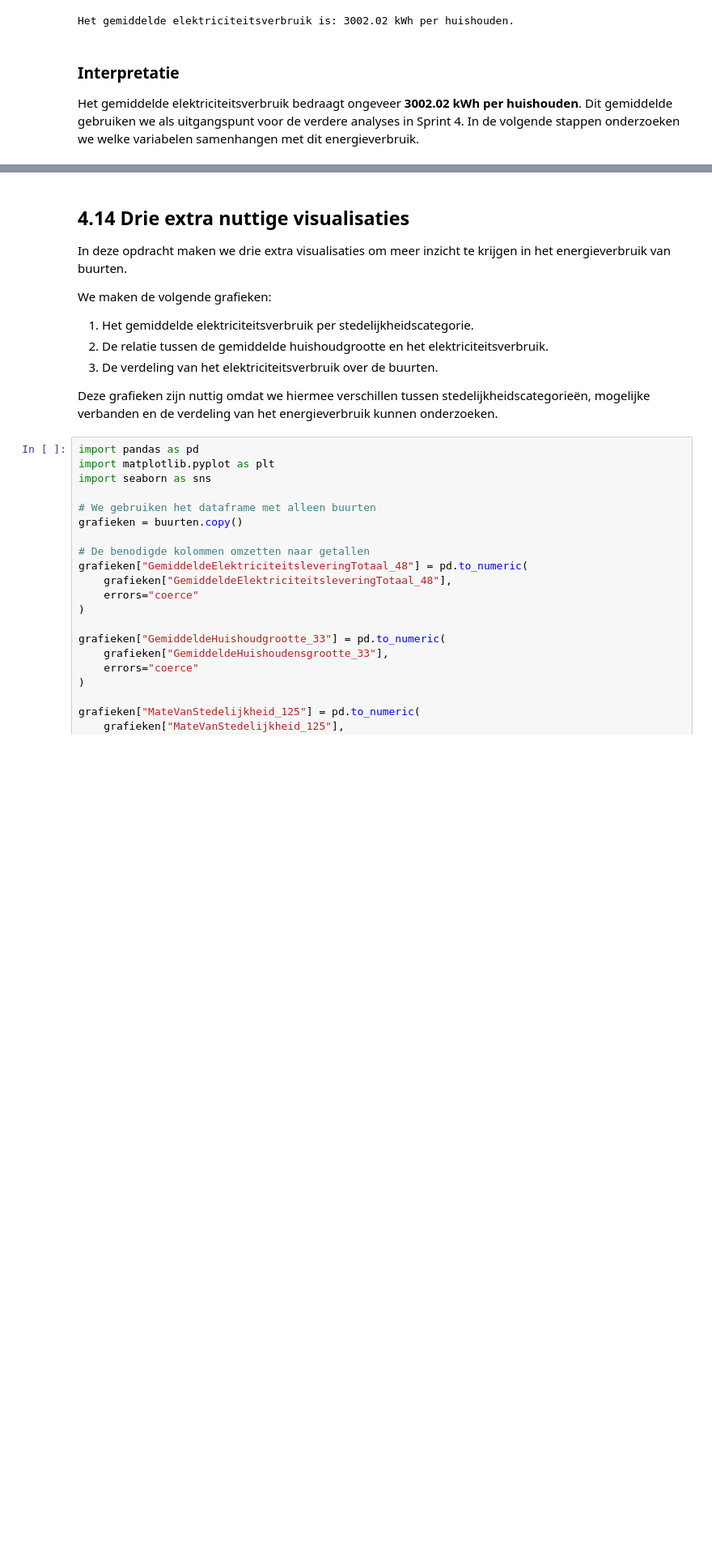
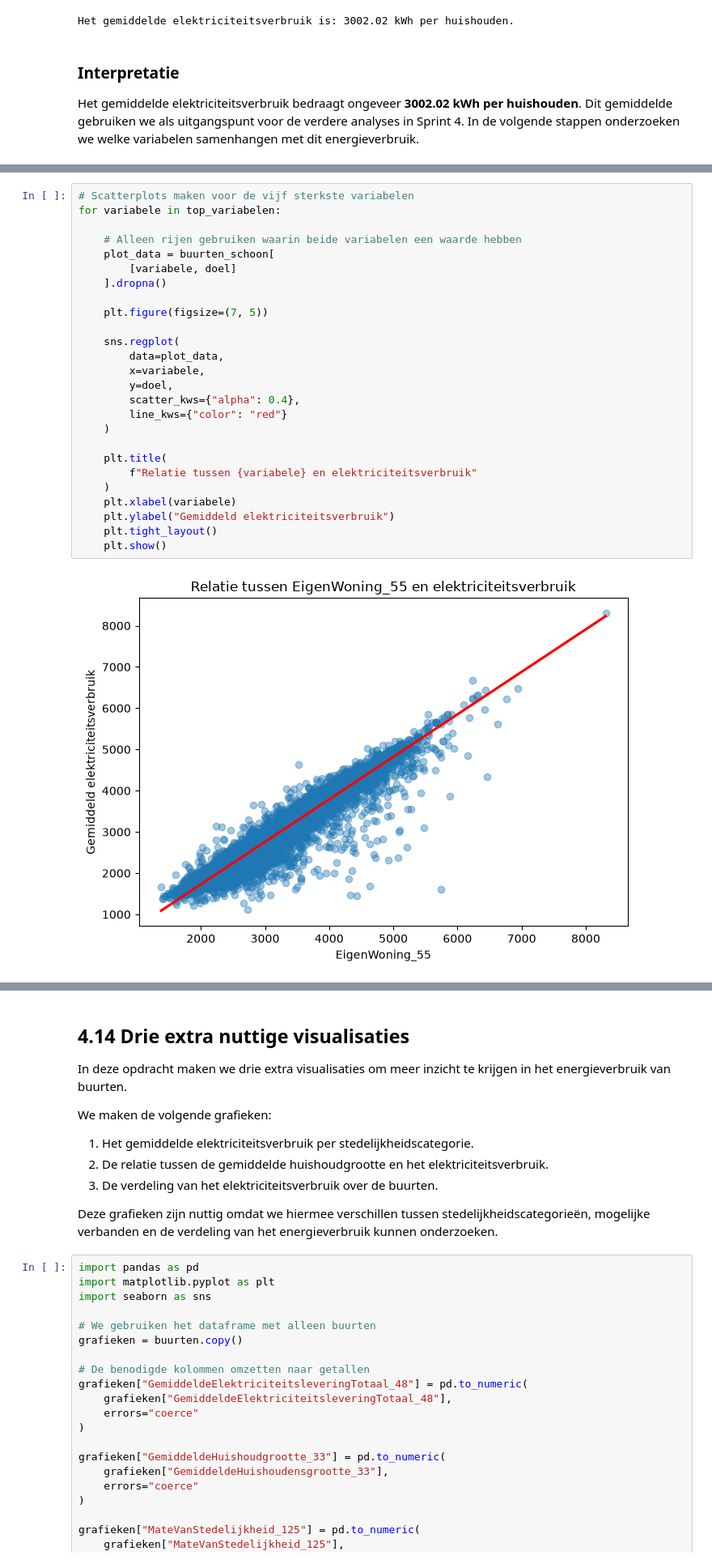
Before and after one commit to Ismael-John/DataLab-Semester-1, a Jupyter notebook: Notebook Template Groep 2 1A.ipynb, the cells around one changed output, grey strips where cells are left out. Shown at 81% size. Cells and saved outputs as stored; diff of their text form; blank space fills up the shorter version.

```diff
--- a/Notebook Template Groep 2 1A.ipynb
+++ b/Notebook Template Groep 2 1A.ipynb
@@ -1012,0 +1062,28 @@ Daarom is de categoriale variabele `MateVanStedelijkheid_125` relevant binnen de
+# %%
+# Scatterplots maken voor de vijf sterkste variabelen
+for variabele in top_variabelen:
+
+    # Alleen rijen gebruiken waarin beide variabelen een waarde hebben
+    plot_data = buurten_schoon[
+        [variabele, doel]
+    ].dropna()
+
+    plt.figure(figsize=(7, 5))
+
+    sns.regplot(
+        data=plot_data,
+        x=variabele,
+        y=doel,
+        scatter_kws={"alpha": 0.4},
+        line_kws={"color": "red"}
+    )
+
+    plt.title(
+        f"Relatie tussen {variabele} en elektriciteitsverbruik"
+    )
+    plt.xlabel(variabele)
+    plt.ylabel("Gemiddeld elektriciteitsverbruik")
+    plt.tight_layout()
+    plt.show()
+# %% [output]
+[figure, added]
```
Also changed, not shown: parts of 35 cells of this notebook.
